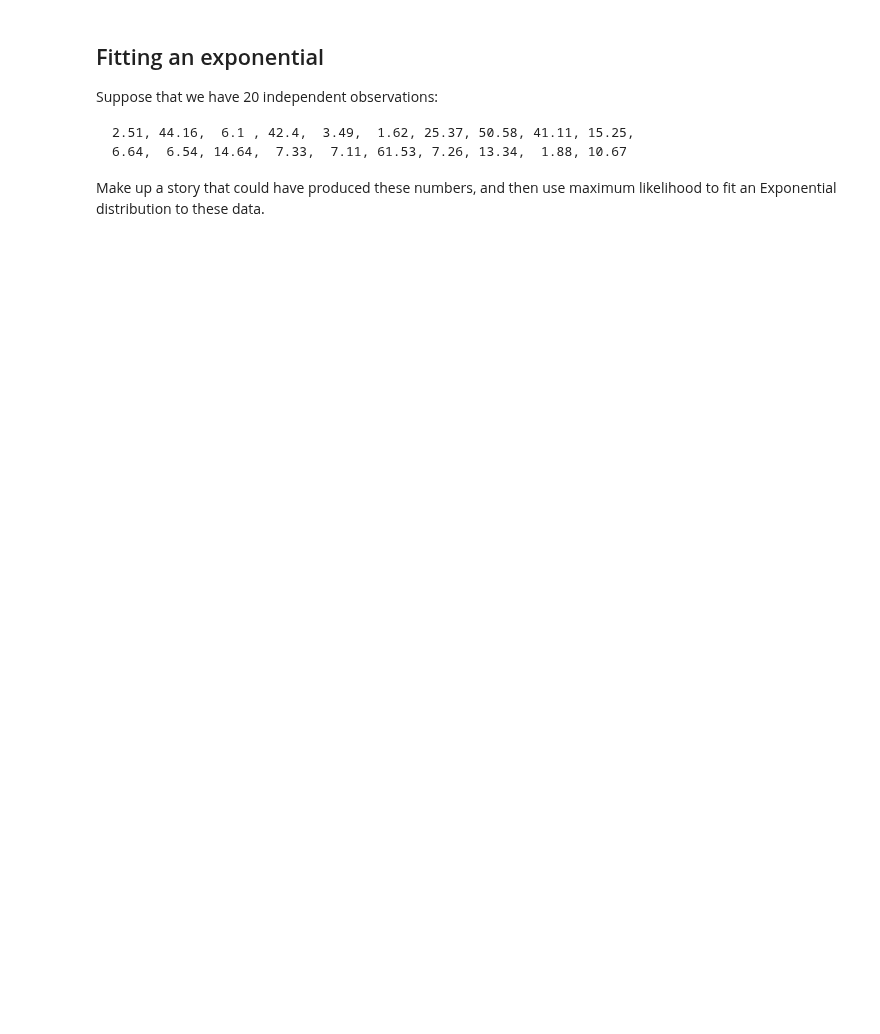
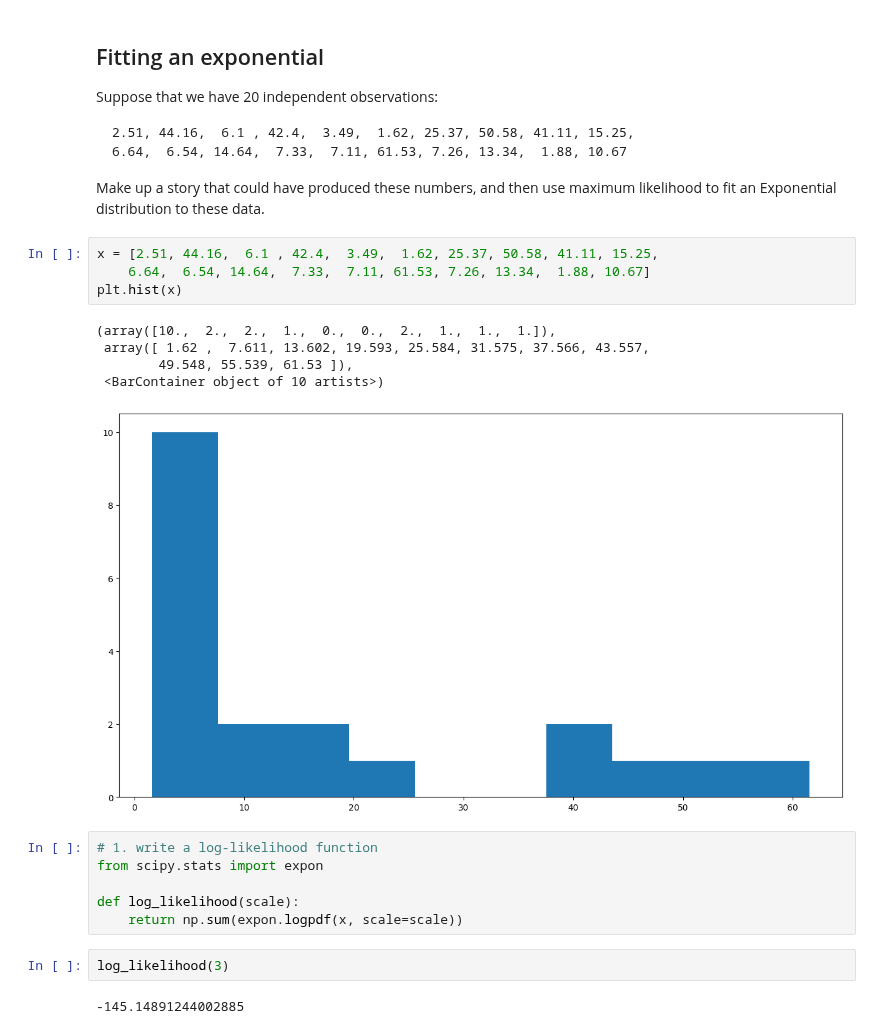
Before and after one commit to UOdsci/dsci345, a Jupyter notebook: class_material/slides/Week_05_Review.ipynb, the cells around one changed output. Saved outputs shown, nothing was run; the diff lists cells and outputs as text; blank space fills up the shorter version.

````diff
--- a/class_material/slides/Week_05_Review.ipynb
+++ b/class_material/slides/Week_05_Review.ipynb
@@ -249,3 +316,23 @@ Suppose that we have 20 independent observations:
 ```
 Make up a story that could have produced these numbers,
 and then use maximum likelihood to fit an Exponential distribution to these data.
+# %%
+x = [2.51, 44.16,  6.1 , 42.4,  3.49,  1.62, 25.37, 50.58, 41.11, 15.25,
+    6.64,  6.54, 14.64,  7.33,  7.11, 61.53, 7.26, 13.34,  1.88, 10.67]
+plt.hist(x)
+# %% [output]
+(array([10.,  2.,  2.,  1.,  0.,  0.,  2.,  1.,  1.,  1.]),
+ array([ 1.62 ,  7.611, 13.602, 19.593, 25.584, 31.575, 37.566, 43.557,
+        49.548, 55.539, 61.53 ]),
+ <BarContainer object of 10 artists>)
+[figure, added]
+# %%
+# 1. write a log-likelihood function
+from scipy.stats import expon
+
+def log_likelihood(scale):
+    return np.sum(expon.logpdf(x, scale=scale))
+# %%
+log_likelihood(3)
+# %% [output]
+-145.14891244002885
````
Also changed, not shown: parts of 15 cells of this notebook, 1 other file.
